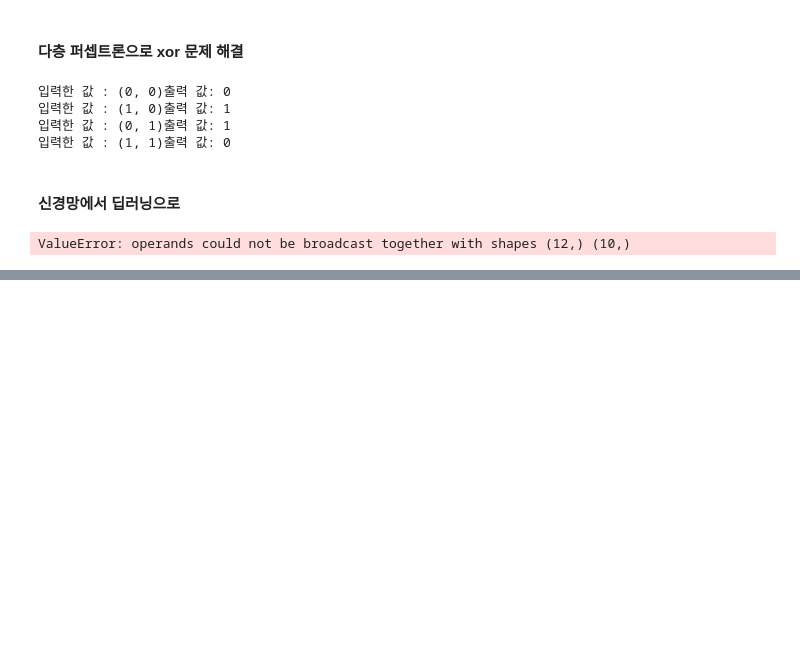
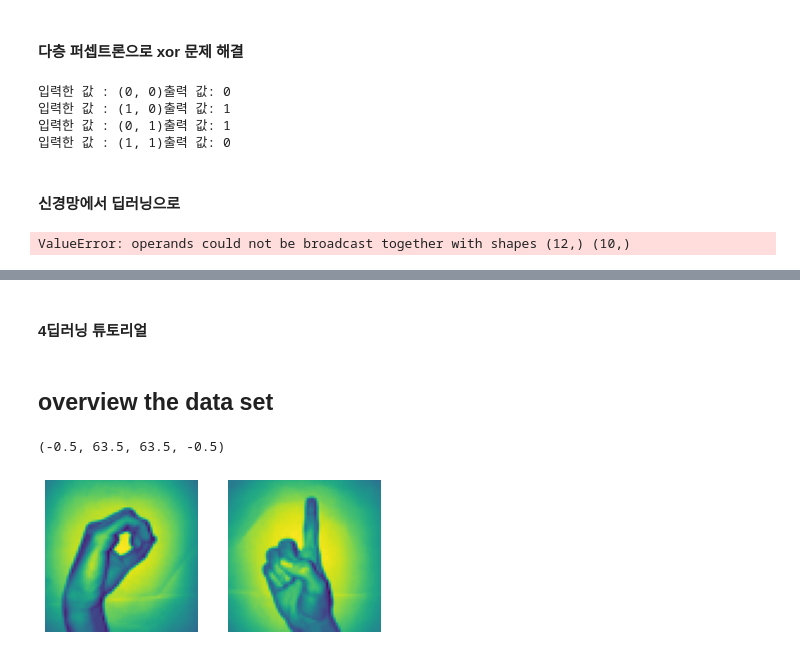
Before and after one commit to minjung7961/deep_start, a Jupyter notebook: Untitled.ipynb, the cells around one changed output, grey strips where cells are left out. Cells and saved outputs as stored; diff of their text form; code cells hidden in the pictures; blank space fills up the shorter version.

```diff
--- a/Untitled.ipynb
+++ b/Untitled.ipynb
@@ -596,0 +903,2 @@ print(score)
+# %% [markdown]
+#### 4딥러닝 튜토리얼
@@ -596,0 +912,16 @@ print(score)
+# %% [markdown]
+## overview the data set
+# %%
+#data load
+x_1 = np.load('data/X.npy')
+y_1 = np.load('data/Y.npy')
+img_size = 64
+plt.subplot(1,2,1)
+plt.imshow(x_1[260].reshape(img_size, img_size))
+plt.axis('off')
+plt.subplot(1,2,2)
+plt.imshow(x_1[900].reshape(img_size,img_size))
+plt.axis('off')
+# %% [output]
+(-0.5, 63.5, 63.5, -0.5)
+[figure, added]
```
Also changed, not shown: parts of 83 cells of this notebook, 12 other files.
